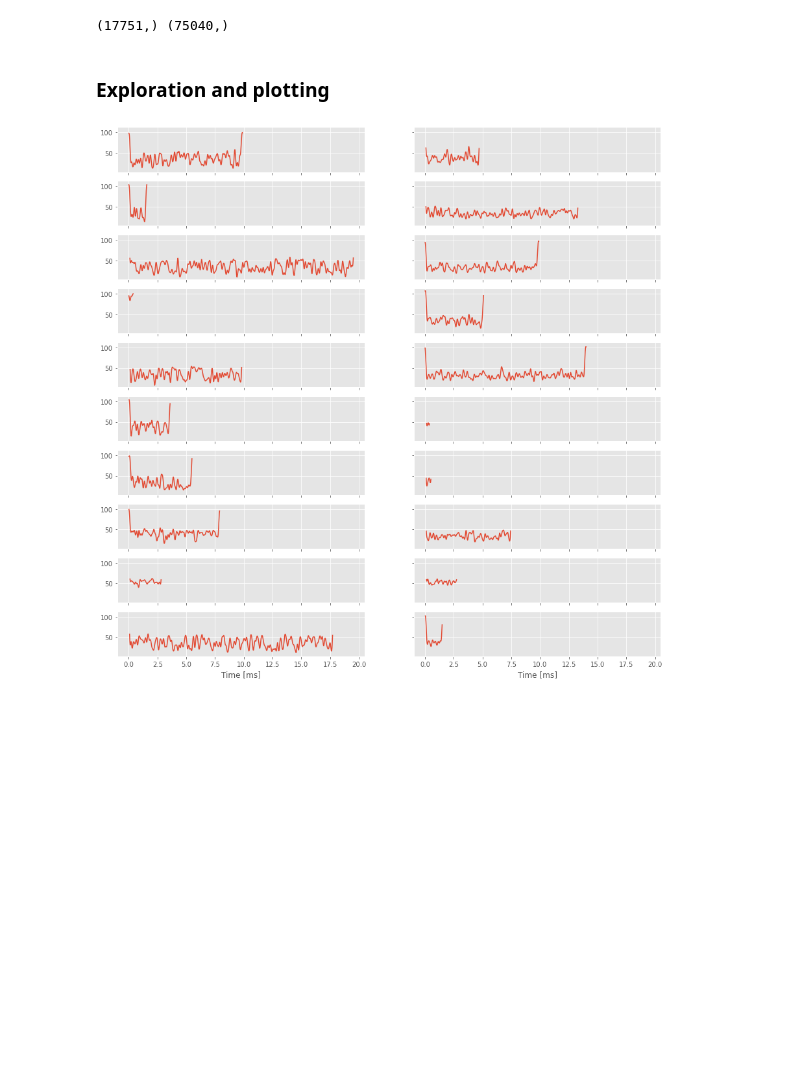
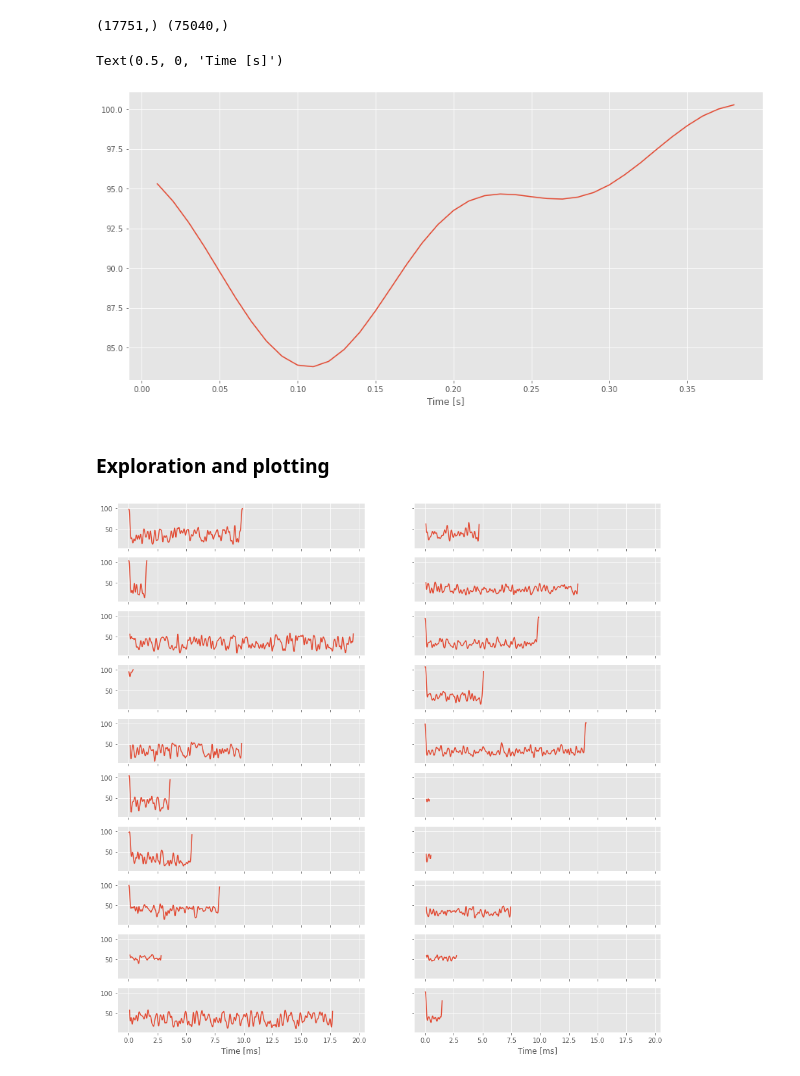
Before and after one commit to HaroldBenoit/ml4science-polymers, a Jupyter notebook: harold/harold_exploration.ipynb, the cells around one changed output. Saved outputs shown, nothing was run; the diff lists cells and outputs as text; code cells hidden in the pictures; blank space fills up the shorter version.

```diff
--- a/harold/harold_exploration.ipynb
+++ b/harold/harold_exploration.ipynb
@@ -17,6 +17,17 @@ arr64 = np.load("AA66466AA.npy",allow_pickle=True)
 print(arr04.shape, arr64.shape)
 # %% [output]
 (17751,) (75040,)
+# %%
+obs = arr04[3]
+time = obs[:,0]
+current = obs[:,1]
+
+g = sns.lineplot(x=time,y=current)
+
+g.set_xlabel("Time [s]")
+# %% [output]
+Text(0.5, 0, 'Time [s]')
+[figure, added]
 # %% [markdown]
 ### Exploration and plotting
 # %%
```
Also changed, not shown: parts of 2 cells of this notebook, 7 other files.
